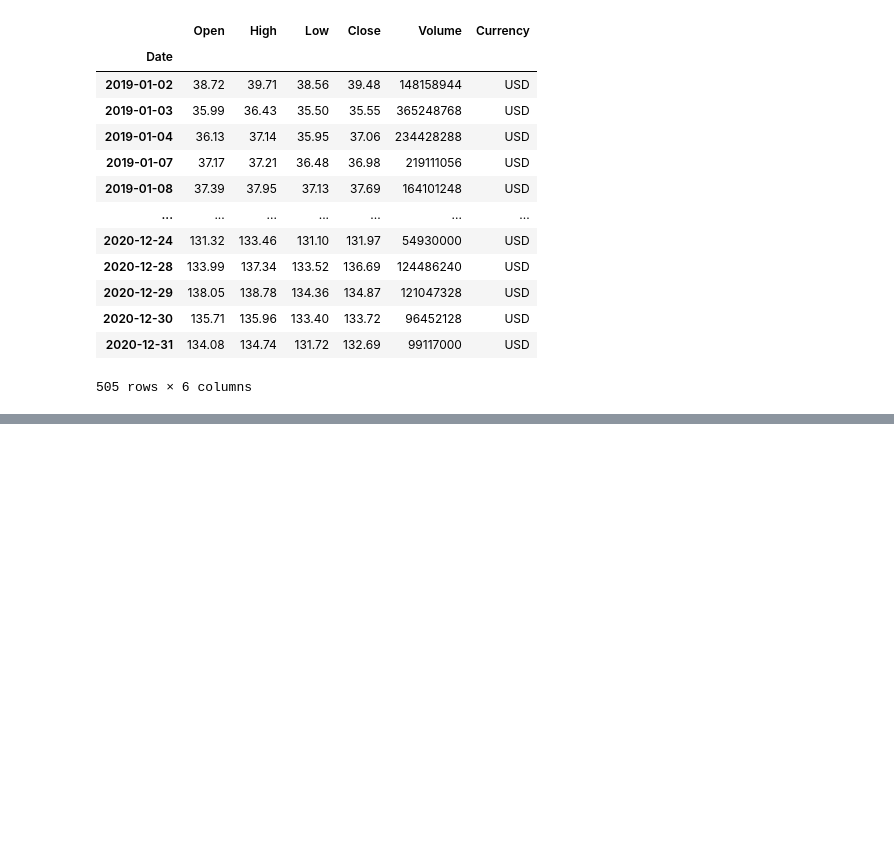
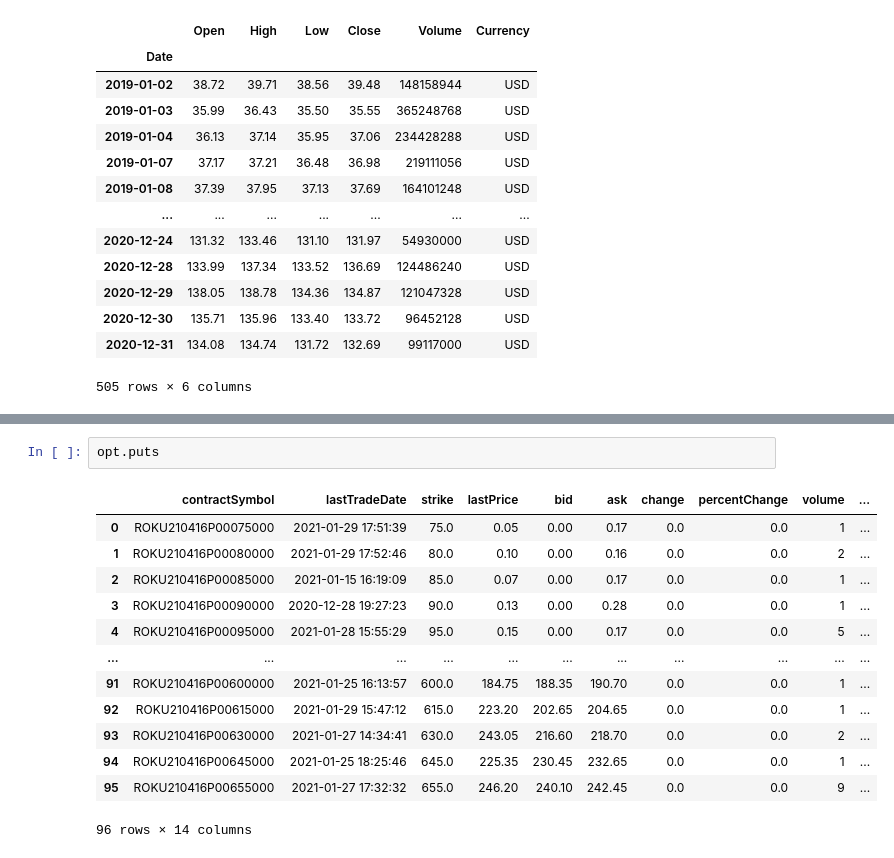
Before and after one commit to adharangaonkar/Machine-Learning-in-Finance, a Jupyter notebook: Stocks EDA.ipynb, the cells around one changed output, grey strips where cells are left out. Cells and saved outputs as stored; diff of their text form; blank space fills up the shorter version.

```diff
--- a/Stocks EDA.ipynb
+++ b/Stocks EDA.ipynb
@@ -194,0 +257,16 @@ dfaapl_h
+# %%
+opt.puts
+# %% [output]
+|  | contractSymbol | lastTradeDate | strike | lastPrice | bid | ask | change | percentChange | volume | ... |
+| 0 | ROKU210416P00075000 | 2021-01-29 17:51:39 | 75.0 | 0.05 | 0.00 | 0.17 | 0.0 | 0.0 | 1 | ... |
+| 1 | ROKU210416P00080000 | 2021-01-29 17:52:46 | 80.0 | 0.10 | 0.00 | 0.16 | 0.0 | 0.0 | 2 | ... |
+| 2 | ROKU210416P00085000 | 2021-01-15 16:19:09 | 85.0 | 0.07 | 0.00 | 0.17 | 0.0 | 0.0 | 1 | ... |
+| 3 | ROKU210416P00090000 | 2020-12-28 19:27:23 | 90.0 | 0.13 | 0.00 | 0.28 | 0.0 | 0.0 | 1 | ... |
+| 4 | ROKU210416P00095000 | 2021-01-28 15:55:29 | 95.0 | 0.15 | 0.00 | 0.17 | 0.0 | 0.0 | 5 | ... |
+| ... | ... | ... | ... | ... | ... | ... | ... | ... | ... | ... |
+| 91 | ROKU210416P00600000 | 2021-01-25 16:13:57 | 600.0 | 184.75 | 188.35 | 190.70 | 0.0 | 0.0 | 1 | ... |
+| 92 | ROKU210416P00615000 | 2021-01-29 15:47:12 | 615.0 | 223.20 | 202.65 | 204.65 | 0.0 | 0.0 | 1 | ... |
+| 93 | ROKU210416P00630000 | 2021-01-27 14:34:41 | 630.0 | 243.05 | 216.60 | 218.70 | 0.0 | 0.0 | 2 | ... |
+| 94 | ROKU210416P00645000 | 2021-01-25 18:25:46 | 645.0 | 225.35 | 230.45 | 232.65 | 0.0 | 0.0 | 1 | ... |
+| 95 | ROKU210416P00655000 | 2021-01-27 17:32:32 | 655.0 | 246.20 | 240.10 | 242.45 | 0.0 | 0.0 | 9 | ... |
+96 rows × 14 columns
```
Also changed, not shown: parts of 8 cells of this notebook.
